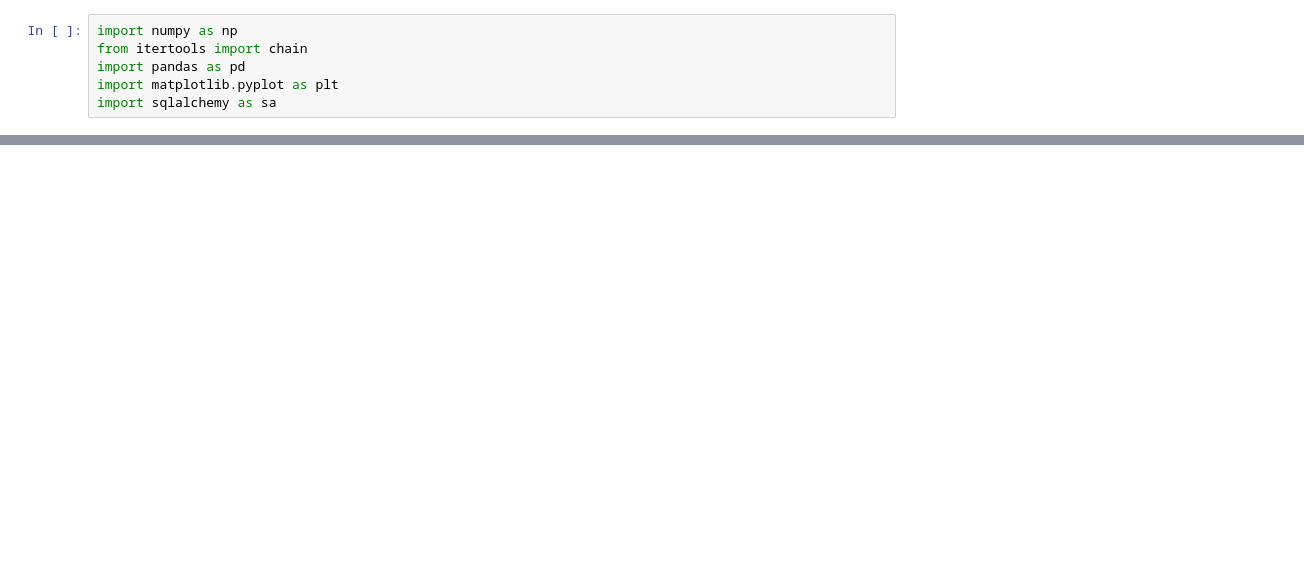
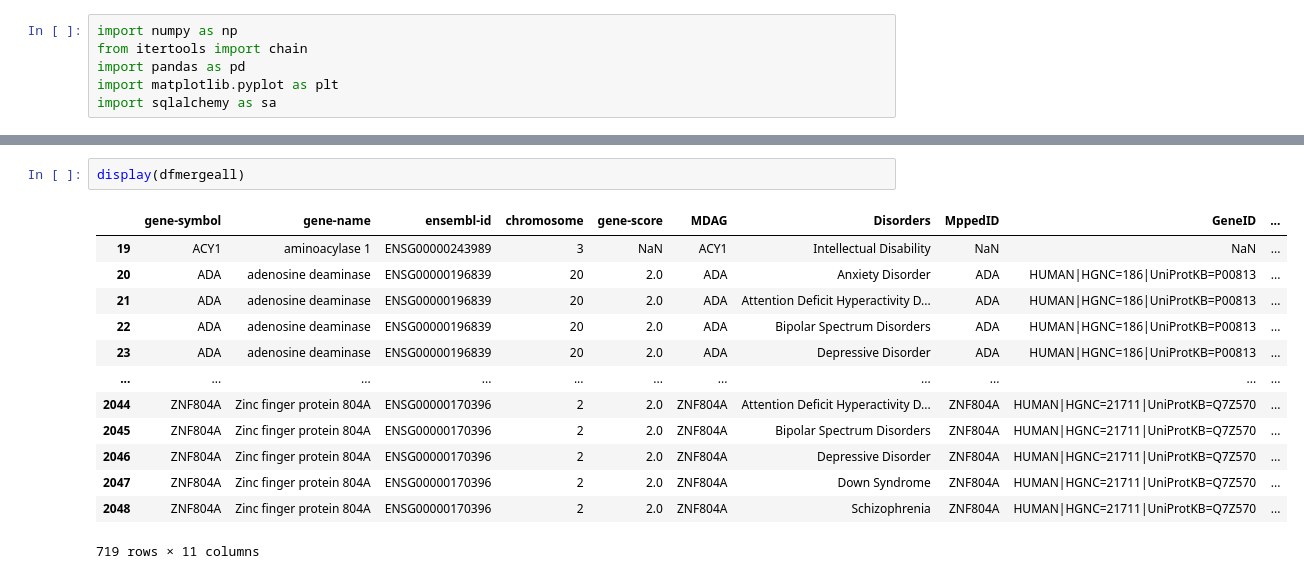
Before and after one commit to Bluestars1/BMI520-Autism-Genes, a Jupyter notebook: Autism.ipynb, the cells around one changed output, grey strips where cells are left out. Drawn from its saved outputs; the diff is of its cells as text; blank space fills up the shorter version.

```diff
--- a/Autism.ipynb
+++ b/Autism.ipynb
@@ -222,0 +236,16 @@ print(df2.loc[df2['gene-score'] == 1.0])
+# %%
+display(dfmergeall)
+# %% [output]
+|  | gene-symbol | gene-name | ensembl-id | chromosome | gene-score | MDAG | Disorders | MppedID | GeneID | ... |
+| 19 | ACY1 | aminoacylase 1 | ENSG00000243989 | 3 | NaN | ACY1 | Intellectual Disability | NaN | NaN | ... |
+| 20 | ADA | adenosine deaminase | ENSG00000196839 | 20 | 2.0 | ADA | Anxiety Disorder | ADA | HUMAN|HGNC=186|UniProtKB=P00813 | ... |
+| 21 | ADA | adenosine deaminase | ENSG00000196839 | 20 | 2.0 | ADA | Attention Deficit Hyperactivity D... | ADA | HUMAN|HGNC=186|UniProtKB=P00813 | ... |
+| 22 | ADA | adenosine deaminase | ENSG00000196839 | 20 | 2.0 | ADA | Bipolar Spectrum Disorders | ADA | HUMAN|HGNC=186|UniProtKB=P00813 | ... |
+| 23 | ADA | adenosine deaminase | ENSG00000196839 | 20 | 2.0 | ADA | Depressive Disorder | ADA | HUMAN|HGNC=186|UniProtKB=P00813 | ... |
+| ... | ... | ... | ... | ... | ... | ... | ... | ... | ... | ... |
+| 2044 | ZNF804A | Zinc finger protein 804A | ENSG00000170396 | 2 | 2.0 | ZNF804A | Attention Deficit Hyperactivity D... | ZNF804A | HUMAN|HGNC=21711|UniProtKB=Q7Z570 | ... |
+| 2045 | ZNF804A | Zinc finger protein 804A | ENSG00000170396 | 2 | 2.0 | ZNF804A | Bipolar Spectrum Disorders | ZNF804A | HUMAN|HGNC=21711|UniProtKB=Q7Z570 | ... |
+| 2046 | ZNF804A | Zinc finger protein 804A | ENSG00000170396 | 2 | 2.0 | ZNF804A | Depressive Disorder | ZNF804A | HUMAN|HGNC=21711|UniProtKB=Q7Z570 | ... |
+| 2047 | ZNF804A | Zinc finger protein 804A | ENSG00000170396 | 2 | 2.0 | ZNF804A | Down Syndrome | ZNF804A | HUMAN|HGNC=21711|UniProtKB=Q7Z570 | ... |
+| 2048 | ZNF804A | Zinc finger protein 804A | ENSG00000170396 | 2 | 2.0 | ZNF804A | Schizophrenia | ZNF804A | HUMAN|HGNC=21711|UniProtKB=Q7Z570 | ... |
+719 rows × 11 columns
```
Also changed, not shown: parts of 35 cells of this notebook.
